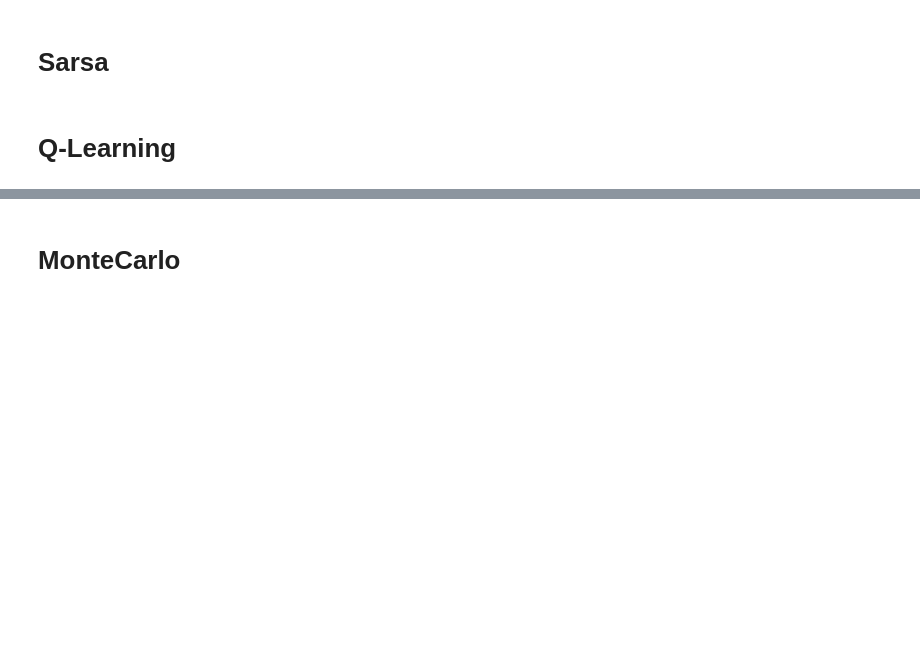
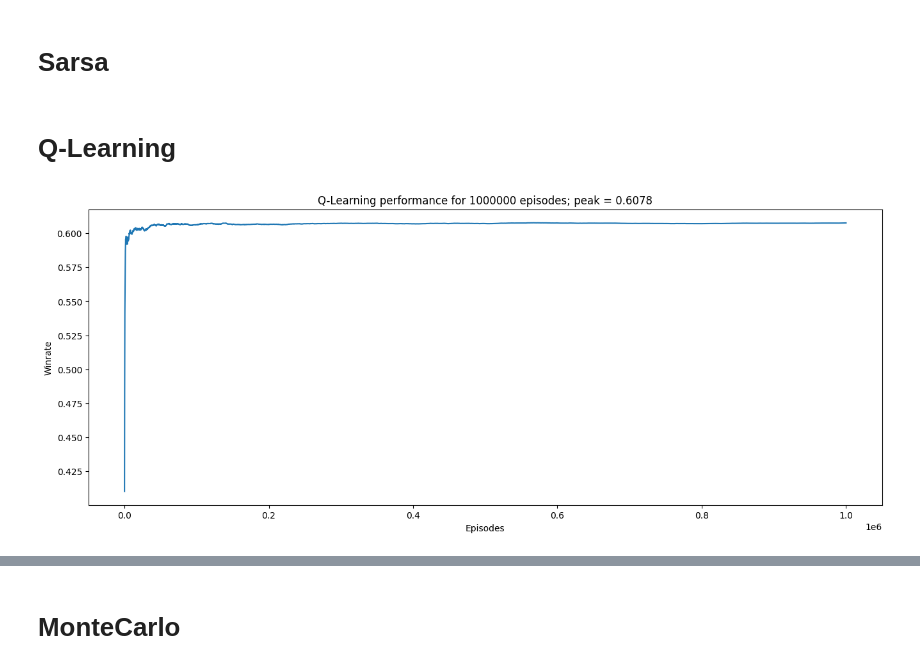
Before and after one commit to turing-usp/RL_Truco, a Jupyter notebook: truco.ipynb, the cells around one changed output, grey strips where cells are left out. Saved outputs shown, nothing was run; the diff lists cells and outputs as text; code cells hidden in the pictures; blank space fills up the shorter version.

```diff
--- a/truco.ipynb
+++ b/truco.ipynb
@@ -154,21 +184,52 @@ class QLearningAgent:
                     state = self._format_state(state)
                     self._add_state(state)
         return stats
+
+    def _append_frame(self, frames, factor):
+        for _ in range(factor):
+            frames.append(self.env.render(render_mode="rgb_array"))
+        return frames
+
+    def test_agent(self, episodes=1, factor=1):
+        if not isinstance(factor, int) or factor < 1:
+            raise ValueError("Factor must be an integer greater than 0.")
+
+        frames = []
+        for _ in range(episodes):
+            state = self._format_state(self.env.reset()["observation"])
+            frames = self._append_frame(frames, factor)
+
+            while True:
+                action = self._choose_greedy_action(state)
+                response = self.env.step(action)
+                next_state, reward, done = response['observation'], response['reward'], response['done']
+                state= self._format_state(next_state)
+                if state[1] == (0, 0, 0):
+                    state = self._format_state(self.env.reset(reset_score=False)["observation"])
+
+                if not done:
+                    frames = self._append_frame(frames, factor)
+                else:
+                    break
+
+        return display_video(frames)
 # %%
 env = TrucoMineiroEnv()
 qlearning = QLearningAgent(0.1, 0.1, 0.99, env)
 num_episodes = 1_000_000
 stats_qlearning = qlearning.run(num_episodes)
 # %%
-x = [i * 100 for i in range(1, 10_001)]
+x = [i * 100 for i in range(1, num_episodes//100 + 1)]
 y = stats_qlearning["winrate"]
 
 plt.figure(figsize=(16, 6))
 plt.plot(x, y)
 plt.xlabel("Episodes")
 plt.ylabel("Winrate")
 plt.title(f"Q-Learning performance for {num_episodes} episodes; peak = {max(y):.4f}")
 plt.show()
+# %% [output]
+[figure, added]
 # %%
 stats_qlearning['winrate'][-1]
 # %%
```
Also changed, not shown: parts of 9 cells of this notebook, 1 other file.
